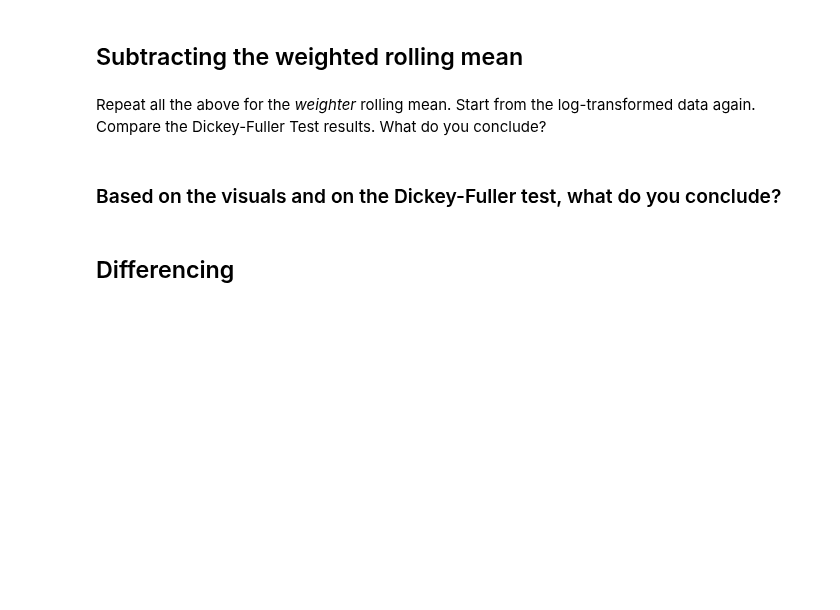
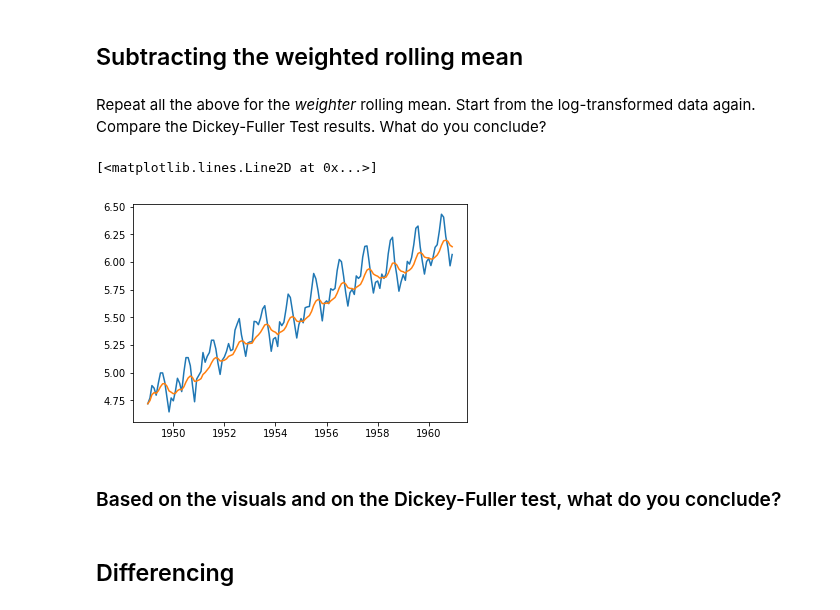
Before and after one commit to dlm6693/dsc-3-25-08-removing-trends-lab-nyc-ds-career-031119, a Jupyter notebook: index.ipynb, the cells around one changed output. Cells and saved outputs as stored; diff of their text form; code cells hidden in the pictures; blank space fills up the shorter version.

```diff
--- a/index.ipynb
+++ b/index.ipynb
@@ -185,9 +185,12 @@ Repeat all the above for the *weighter* rolling mean. Start from the log-transfo
 # %%
 # Use Pandas ewma() to calculate Weighted Moving Average of ts_log
 wrolmean = df_log.ewm(halflife=4).mean()
 # Plot the original data with exp weighted average
 plt.plot(df_log)
-plt.pl
+plt.plot(wrolmean)
+# %% [output]
+[<matplotlib.lines.Line2D at 0x...>]
+[figure, added]
 # %%
 # Subtract the moving average from the original data and plot
 # %%
```
